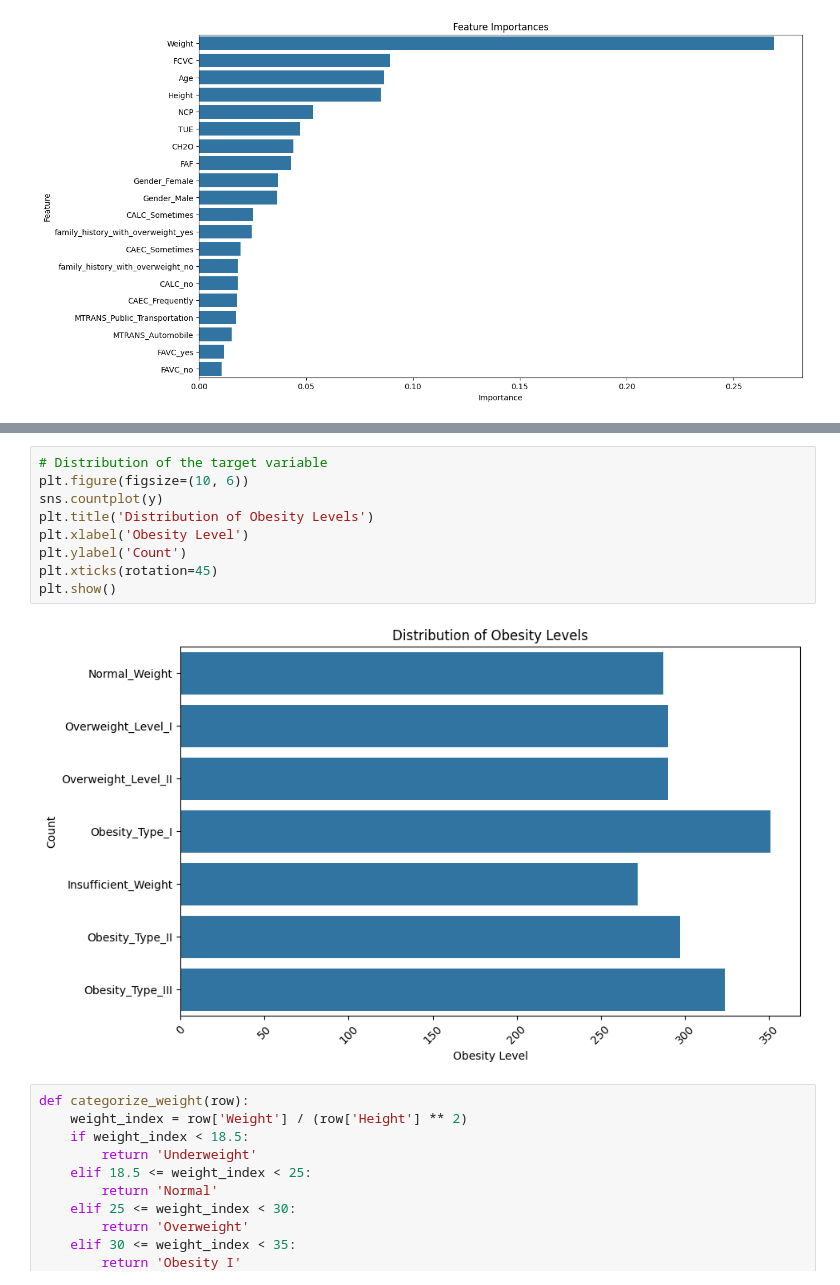
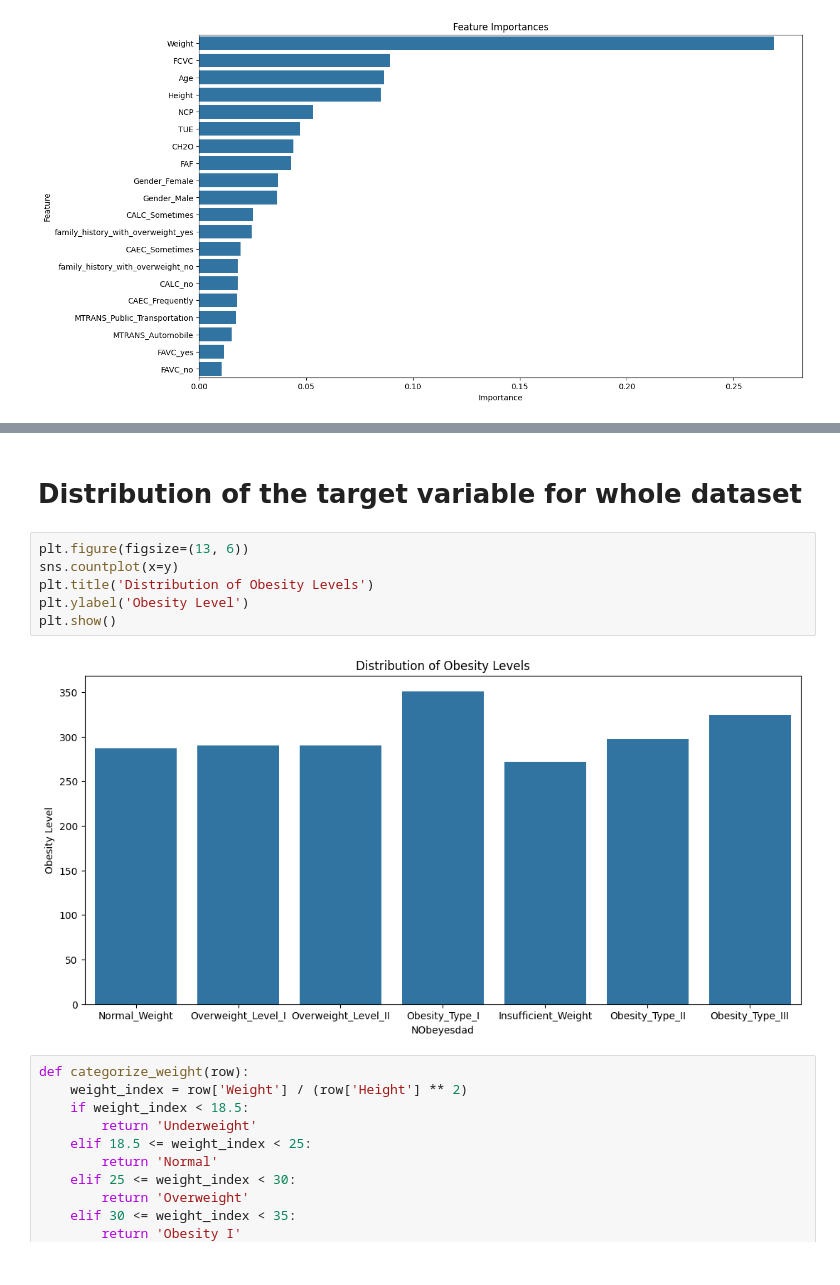
Before and after one commit to JakubDralus/obesity-estimation-neural-network, a Jupyter notebook: analiza.ipynb, the cells around one changed output, grey strips where cells are left out. Drawn from its saved outputs; the diff is of its cells as text.

Commit message:
better plots and model adjustments

```diff
--- a/analiza.ipynb
+++ b/analiza.ipynb
@@ -72,14 +82,13 @@ plt.show()
+# %% [markdown]
+# Distribution of the target variable for whole dataset
 # %%
-# Distribution of the target variable
-plt.figure(figsize=(10, 6))
-sns.countplot(y)
+plt.figure(figsize=(13, 6))
+sns.countplot(x=y)
 plt.title('Distribution of Obesity Levels')
-plt.xlabel('Obesity Level')
-plt.ylabel('Count')
-plt.xticks(rotation=45)
+plt.ylabel('Obesity Level')
 plt.show()
 # %% [output]
-[figure, old version]
+[figure, new version]
 # %%
 def categorize_weight(row):
     weight_index = row['Weight'] / (row['Height'] ** 2)
```
Also changed, not shown: parts of 2 cells of this notebook, 2 other files.
